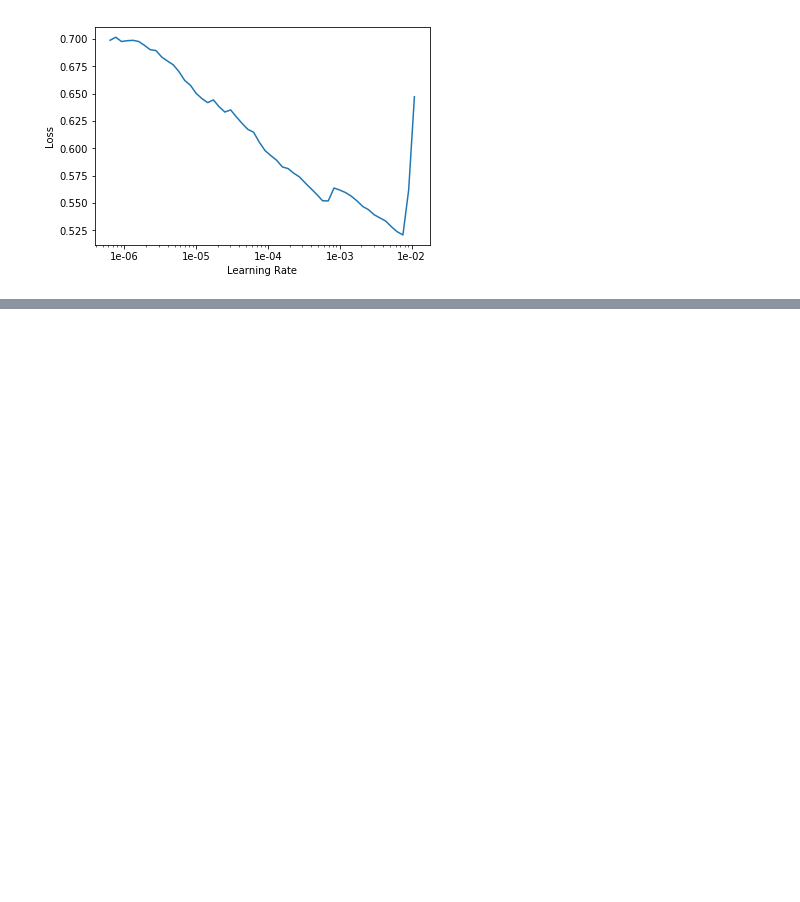
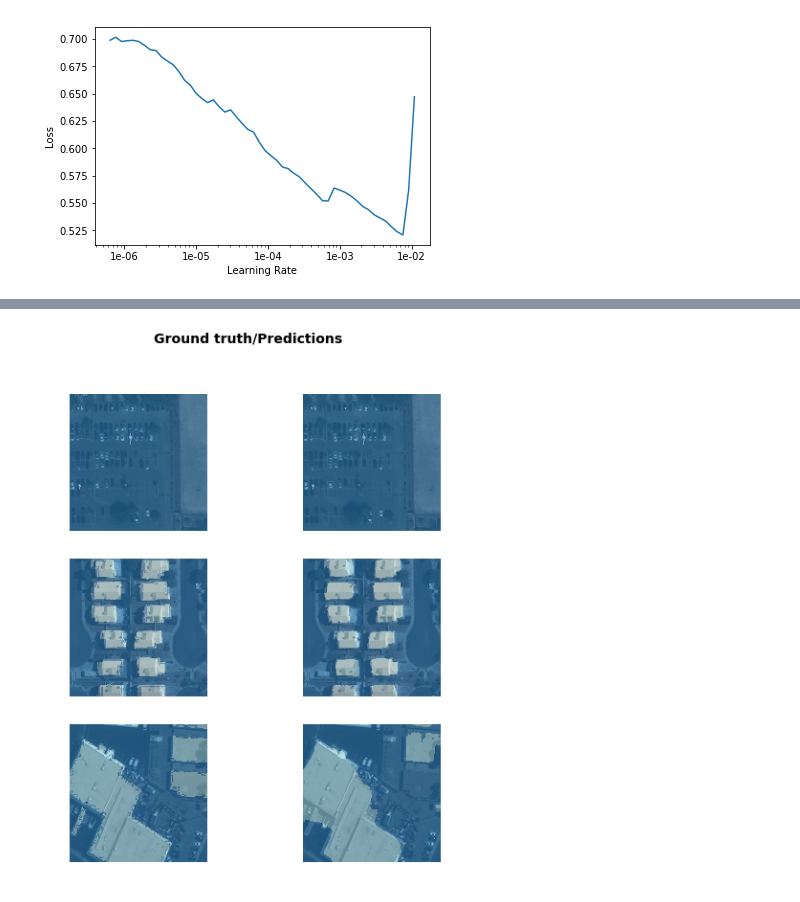
Before and after one commit to KeremTurgutlu/mapping, a Jupyter notebook: building segmentation.ipynb, the cells around one changed output, grey strips where cells are left out. Saved outputs shown, nothing was run; the diff lists cells and outputs as text; code cells hidden in the pictures; blank space fills up the shorter version.

Commit message:
show results

```diff
--- a/building segmentation.ipynb
+++ b/building segmentation.ipynb
@@ -249,0 +257,6 @@ learn.fit_one_cycle(10, slice(1e-3), pct_start=0.9)
+# %%
+learn.load('stage-1');
+# %%
+learn.show_results(rows=3, figsize=(8,9))
+# %% [output]
+[figure, added]
```
Also changed, not shown: parts of 2 cells of this notebook.
